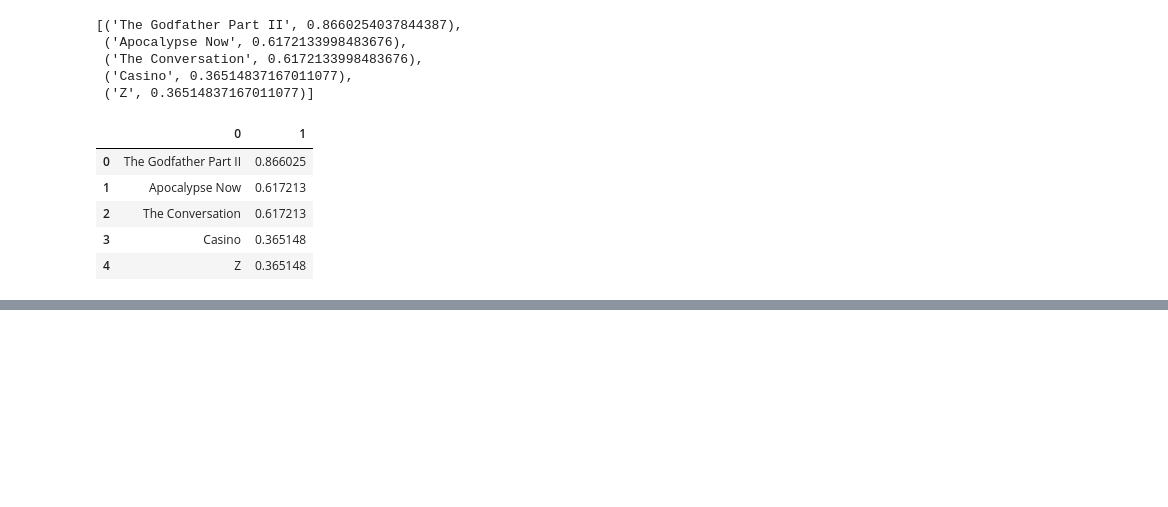
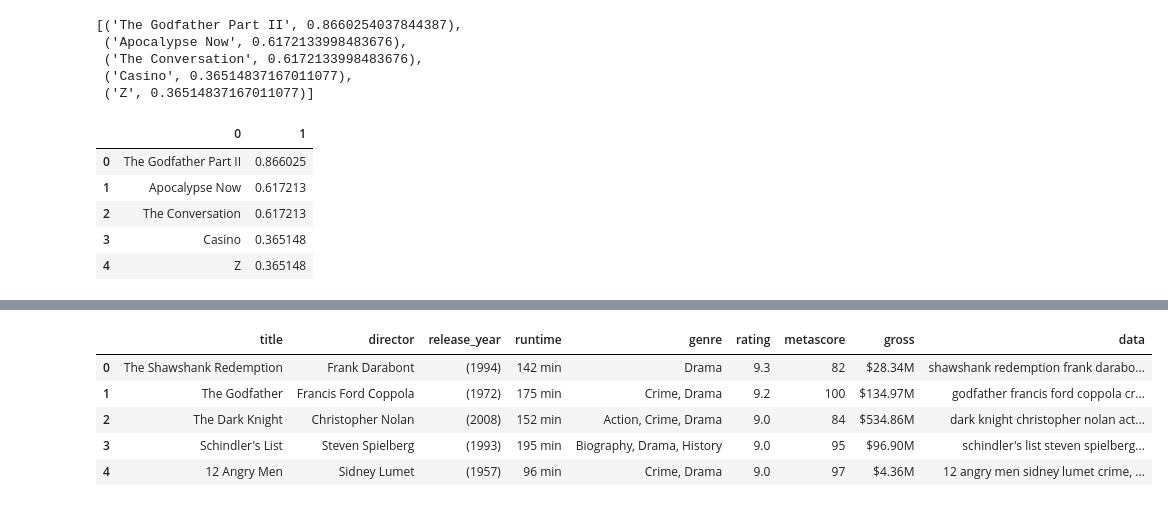
Before and after one commit to SnehRosh/Movie_Recommender, a Jupyter notebook: recommender.ipynb, the cells around one changed output, grey strips where cells are left out. Saved outputs shown, nothing was run; the diff lists cells and outputs as text; code cells hidden in the pictures; blank space fills up the shorter version.

```diff
--- a/recommender.ipynb
+++ b/recommender.ipynb
@@ -103,3 +138,8 @@ drm.rename(
     inplace=True
 )
 drm
+# %%
+movie_title = df[['title']]
+df.set_index('title',inplace=True)
+movie_list=movie_title.index.tolist()
+movie_list
@@ -105,0 +164,10 @@ drm
+# %%
+
+df.head()
+# %% [output]
+|  | title | director | release_year | runtime | genre | rating | metascore | gross | data |
+| 0 | The Shawshank Redemption | Frank Darabont | (1994) | 142 min | Drama | 9.3 | 82 | $28.34M | shawshank redemption frank darabo... |
+| 1 | The Godfather | Francis Ford Coppola | (1972) | 175 min | Crime, Drama | 9.2 | 100 | $134.97M | godfather francis ford coppola cr... |
+| 2 | The Dark Knight | Christopher Nolan | (2008) | 152 min | Action, Crime, Drama | 9.0 | 84 | $534.86M | dark knight christopher nolan act... |
+| 3 | Schindler's List | Steven Spielberg | (1993) | 195 min | Biography, Drama, History | 9.0 | 95 | $96.90M | schindler's list steven spielberg... |
+| 4 | 12 Angry Men | Sidney Lumet | (1957) | 96 min | Crime, Drama | 9.0 | 97 | $4.36M | 12 angry men sidney lumet crime, ... |
```
Also changed, not shown: parts of 9 cells of this notebook, 1 other file.
